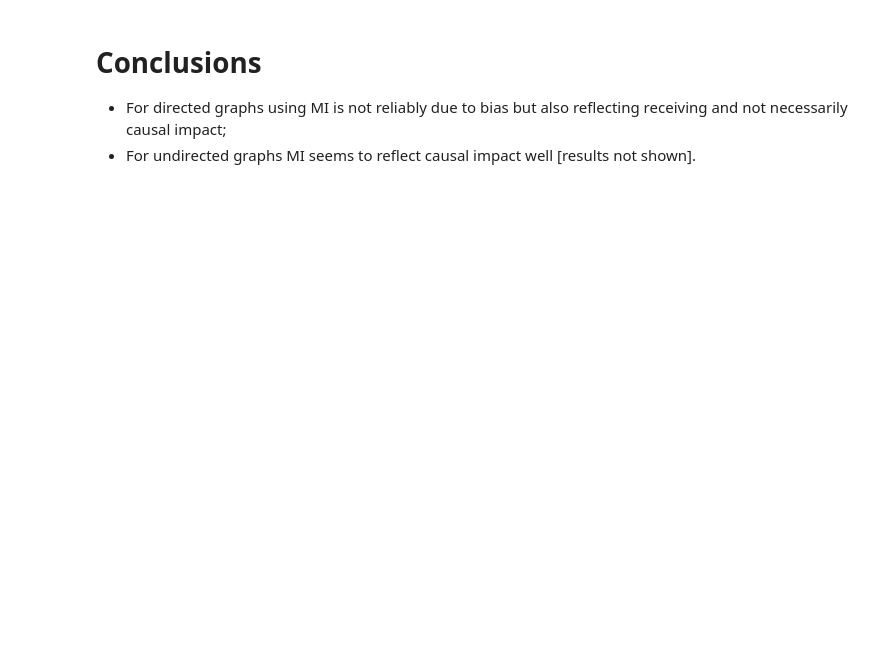
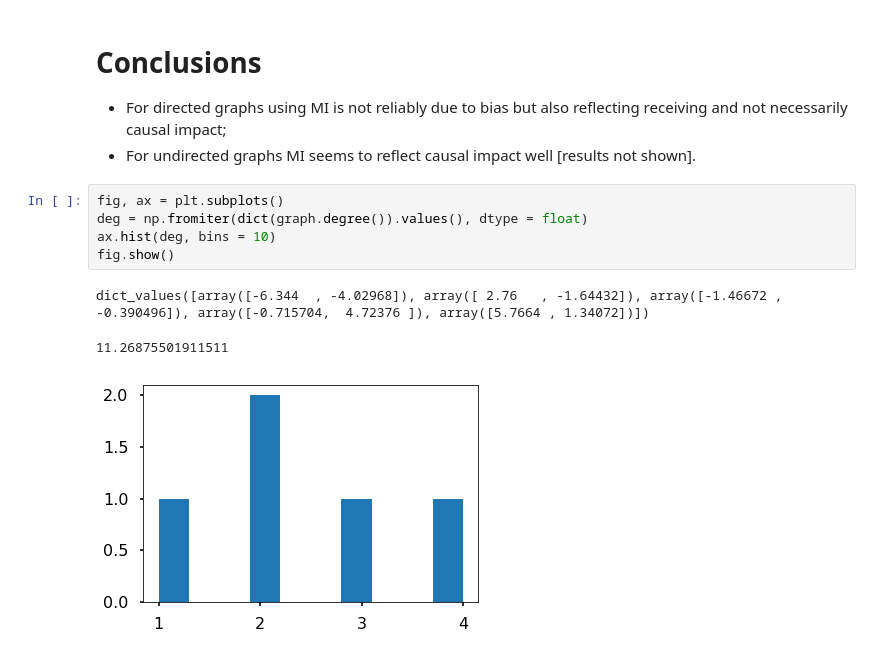
Before and after one commit to cvanelteren/information_impact, a Jupyter notebook: Advanced_example.ipynb, the cells around one changed output. Saved outputs shown, nothing was run; the diff lists cells and outputs as text; blank space fills up the shorter version.

```diff
--- a/Advanced_example.ipynb
+++ b/Advanced_example.ipynb
@@ -429,3 +316,12 @@ fig.show()
 # Conclusions
 - For directed graphs using MI is not reliably due to bias but also reflecting receiving and not necessarily causal impact;
 - For undirected graphs MI seems to reflect causal impact well [results not shown].
+# %%
+fig, ax = plt.subplots()
+deg = np.fromiter(dict(graph.degree()).values(), dtype = float)
+ax.hist(deg, bins = 10)
+fig.show()
+# %% [output]
+dict_values([array([-6.344  , -4.02968]), array([ 2.76   , -1.64432]), array([-1.46672 , -0.390496]), array([-0.715704,  4.72376 ]), array([5.7664 , 1.34072])])
+11.26875501911511
+[figure, added]
```
Also changed, not shown: parts of 8 cells of this notebook, 2 other files.
